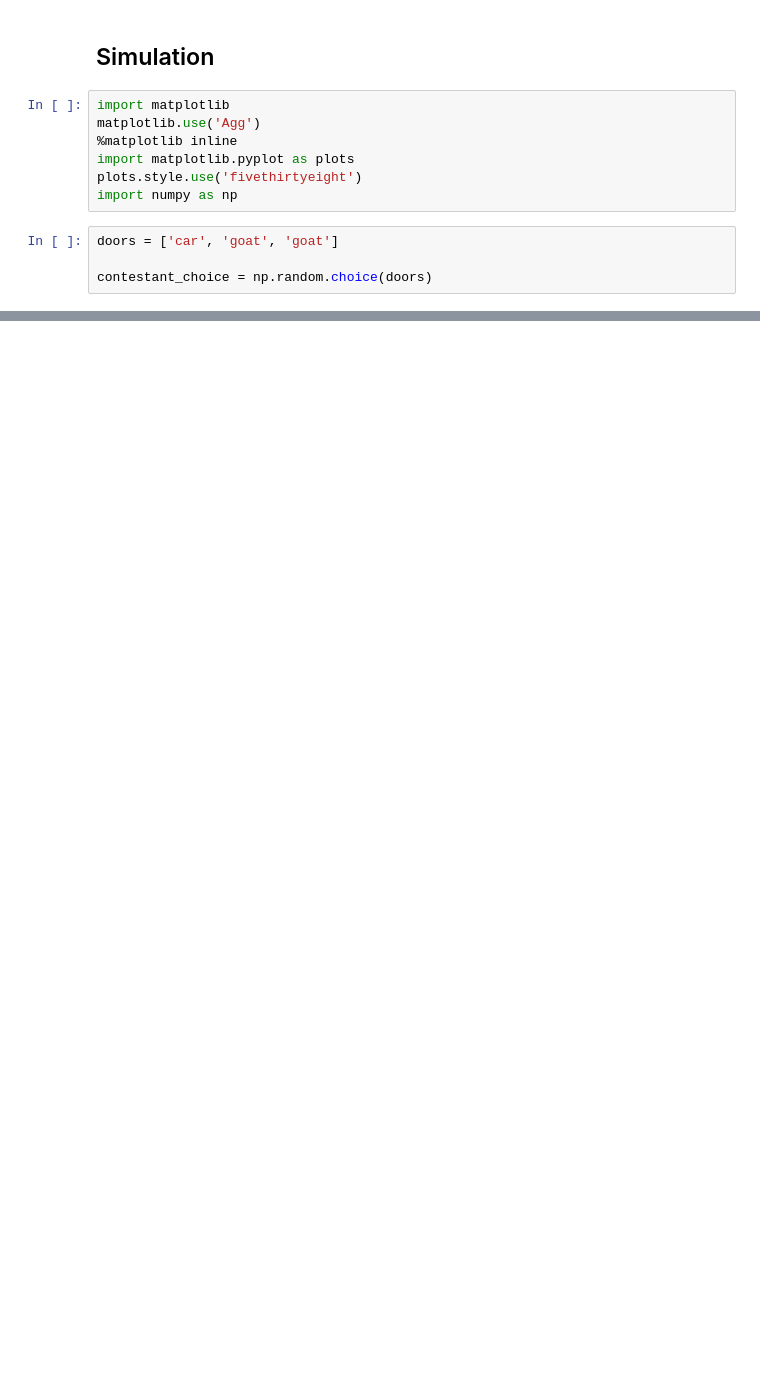
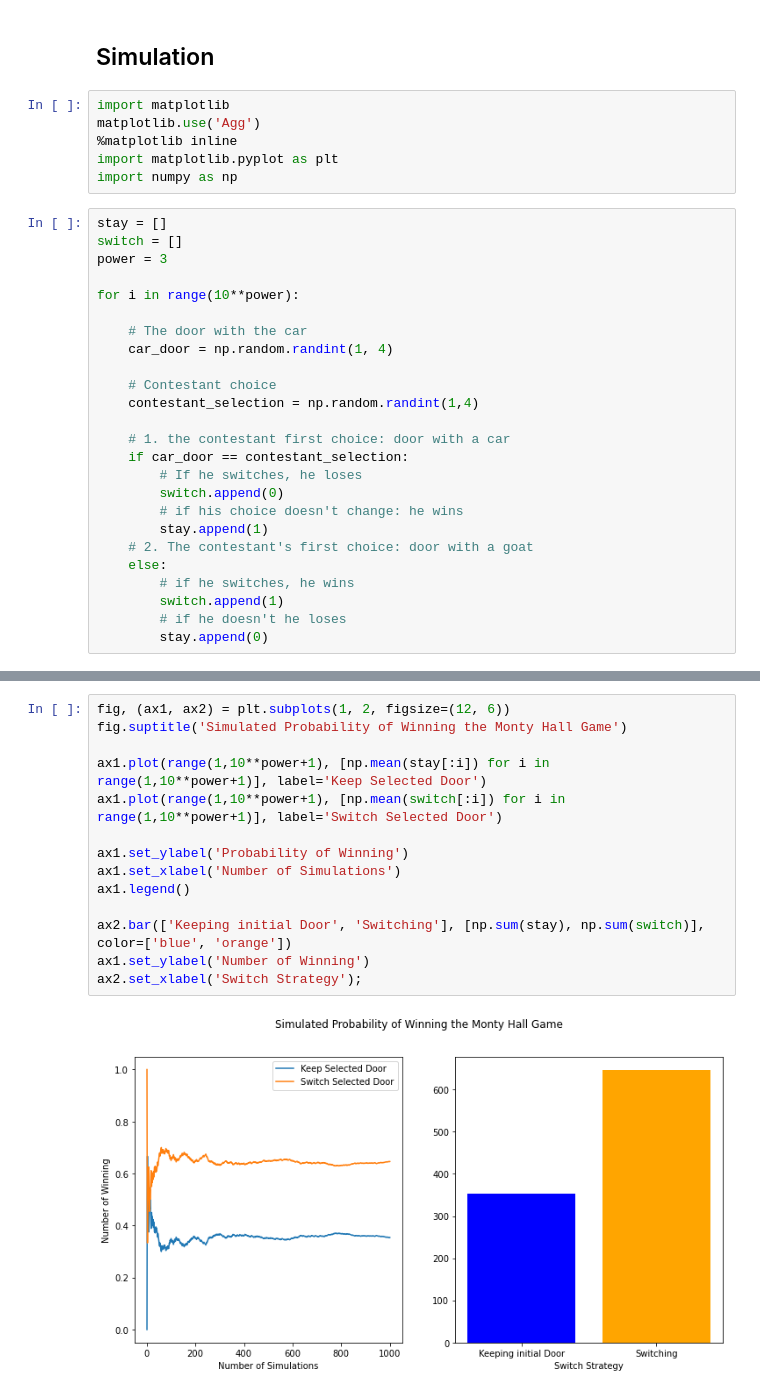
Before and after one commit to skacem/Maths-and-Stats-of-ML, a Jupyter notebook: 303-monty_hall_problem.ipynb, the cells around one changed output, grey strips where cells are left out. Saved outputs shown, nothing was run; the diff lists cells and outputs as text; blank space fills up the shorter version.

Commit message:
add simulation results and plots

```diff
--- a/303-monty_hall_problem.ipynb
+++ b/303-monty_hall_problem.ipynb
@@ -43,10 +43,30 @@ Not yet conviced? Let's run a simulation:
 import matplotlib
 matplotlib.use('Agg')
 %matplotlib inline
-import matplotlib.pyplot as plots
-plots.style.use('fivethirtyeight')
+import matplotlib.pyplot as plt
 import numpy as np
 # %%
-doors = ['car', 'goat', 'goat']
+stay = []
+switch = []
+power = 3
 
-contestant_choice = np.random.choice(doors)
+for i in range(10**power):
+
+    # The door with the car
+    car_door = np.random.randint(1, 4)
+
+    # Contestant choice
+    contestant_selection = np.random.randint(1,4)
+
+    # 1. the contestant first choice: door with a car
+    if car_door == contestant_selection:
+        # If he switches, he loses
+        switch.append(0)
+        # if his choice doesn't change: he wins
+        stay.append(1)
+    # 2. The contestant's first choice: door with a goat
+    else:
+        # if he switches, he wins
+        switch.append(1)
+        # if he doesn't he loses
+        stay.append(0)
@@ -52,0 +85,16 @@ contestant_choice = np.random.choice(doors)
+# %%
+fig, (ax1, ax2) = plt.subplots(1, 2, figsize=(12, 6))
+fig.suptitle('Simulated Probability of Winning the Monty Hall Game')
+
+ax1.plot(range(1,10**power+1), [np.mean(stay[:i]) for i in range(1,10**power+1)], label='Keep Selected Door')
+ax1.plot(range(1,10**power+1), [np.mean(switch[:i]) for i in range(1,10**power+1)], label='Switch Selected Door')
+
+ax1.set_ylabel('Probability of Winning')
+ax1.set_xlabel('Number of Simulations')
+ax1.legend()
+
+ax2.bar(['Keeping initial Door', 'Switching'], [np.sum(stay), np.sum(switch)], color=['blue', 'orange'])
+ax1.set_ylabel('Number of Winning')
+ax2.set_xlabel('Switch Strategy');
+# %% [output]
+[figure, added]
```
Also changed, not shown: parts of 3 cells of this notebook.
